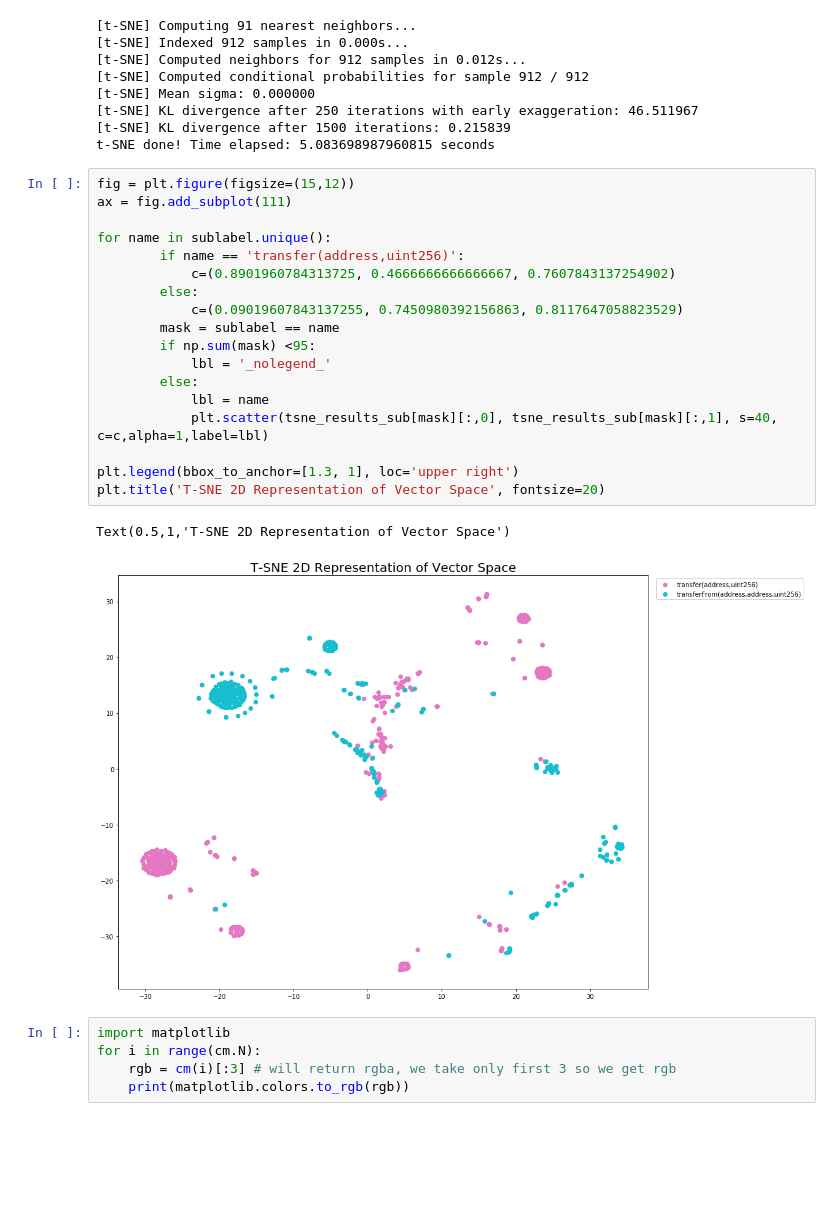
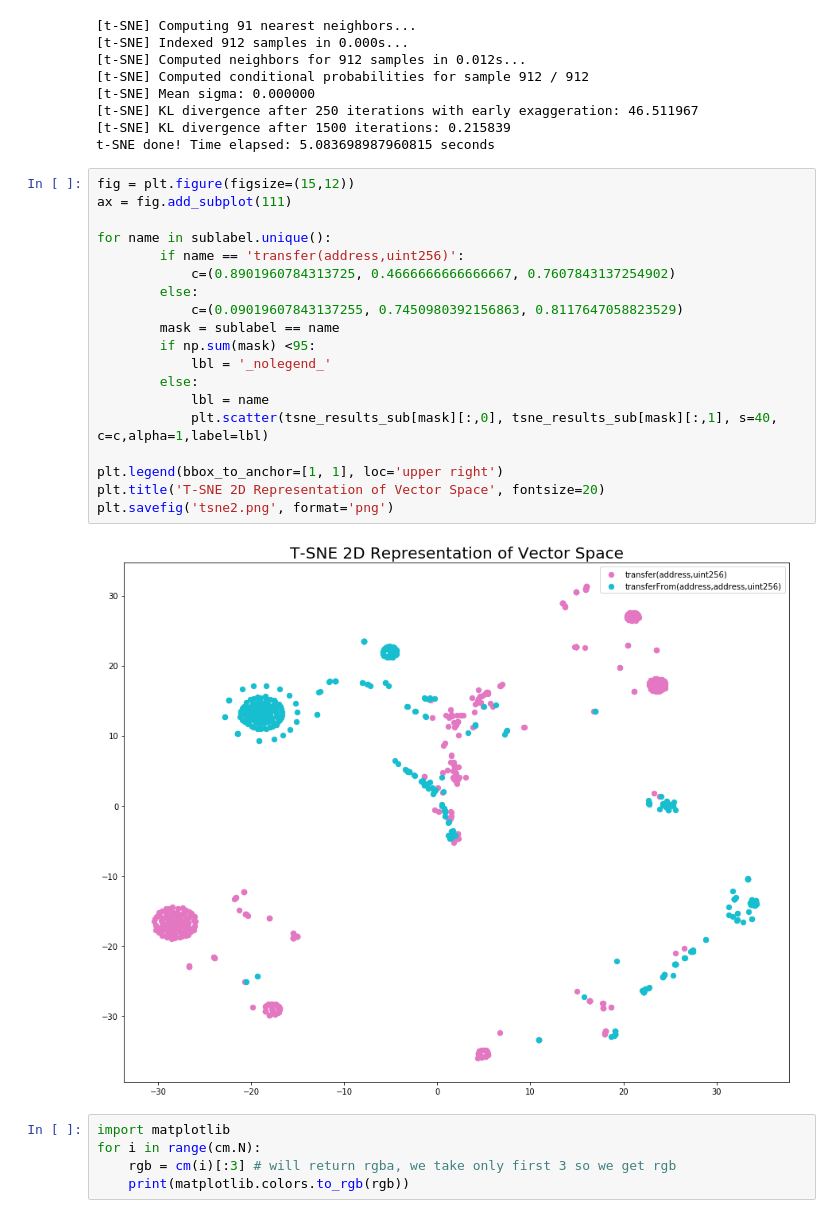
Before and after one commit to willprice221/contract-explorer, a Jupyter notebook: ml/tsne.ipynb, the cells around one changed output. Drawn from its saved outputs; the diff is of its cells as text; blank space fills up the shorter version.

```diff
--- a/ml/tsne.ipynb
+++ b/ml/tsne.ipynb
@@ -160,24 +160,24 @@ t-SNE done! Time elapsed: 5.083698987960815 seconds
 # %%
 fig = plt.figure(figsize=(15,12))
 ax = fig.add_subplot(111)
 
 for name in sublabel.unique():
         if name == 'transfer(address,uint256)':
             c=(0.8901960784313725, 0.4666666666666667, 0.7607843137254902)
         else:
             c=(0.09019607843137255, 0.7450980392156863, 0.8117647058823529)
         mask = sublabel == name
         if np.sum(mask) <95:
             lbl = '_nolegend_'
         else:
             lbl = name
             plt.scatter(tsne_results_sub[mask][:,0], tsne_results_sub[mask][:,1], s=40, c=c,alpha=1,label=lbl)
 
-plt.legend(bbox_to_anchor=[1.3, 1], loc='upper right')
+plt.legend(bbox_to_anchor=[1, 1], loc='upper right')
 plt.title('T-SNE 2D Representation of Vector Space', fontsize=20)
+plt.savefig('tsne2.png', format='png')
 # %% [output]
-Text(0.5,1,'T-SNE 2D Representation of Vector Space')
-[figure, old version]
+[figure, new version]
 # %%
 import matplotlib
 for i in range(cm.N):
```
Also changed, not shown: parts of 1 cell of this notebook, 3 other files.
